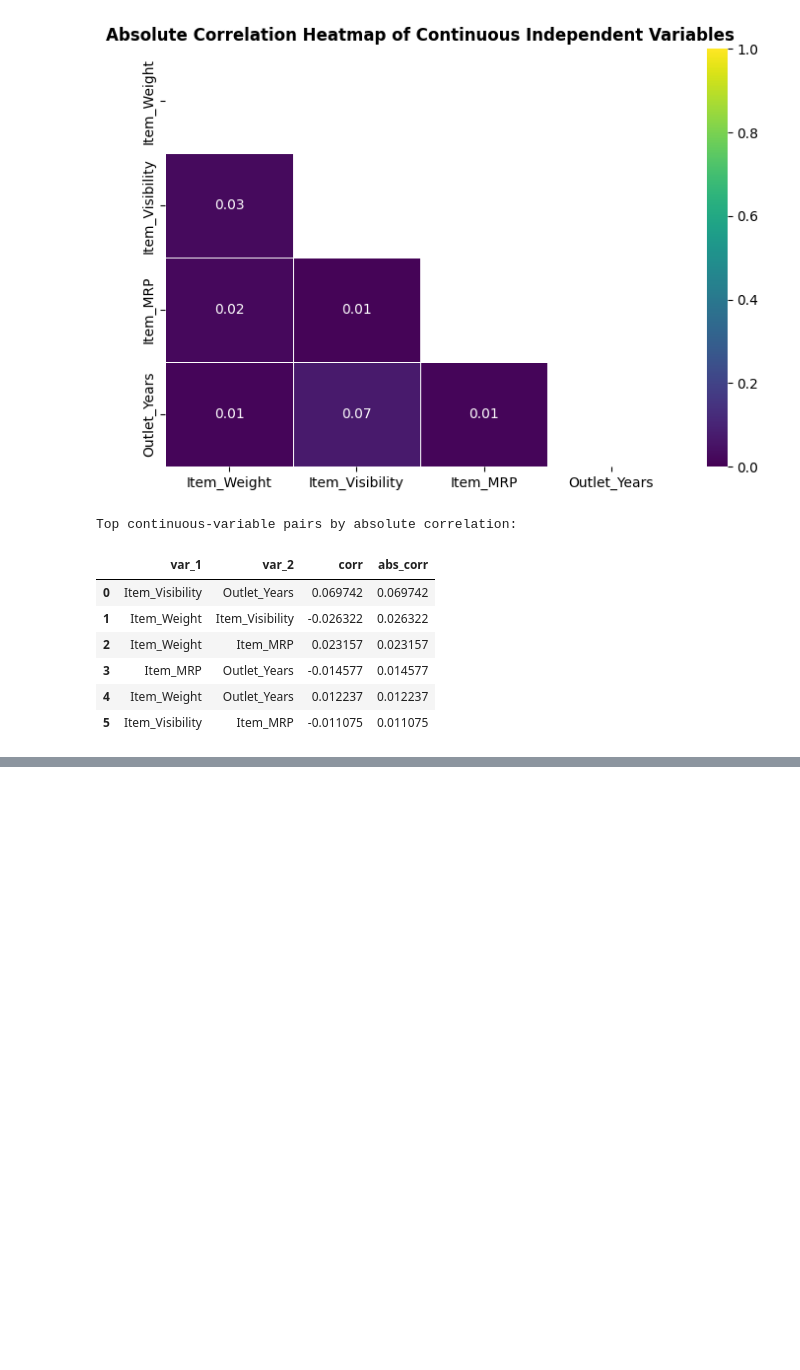
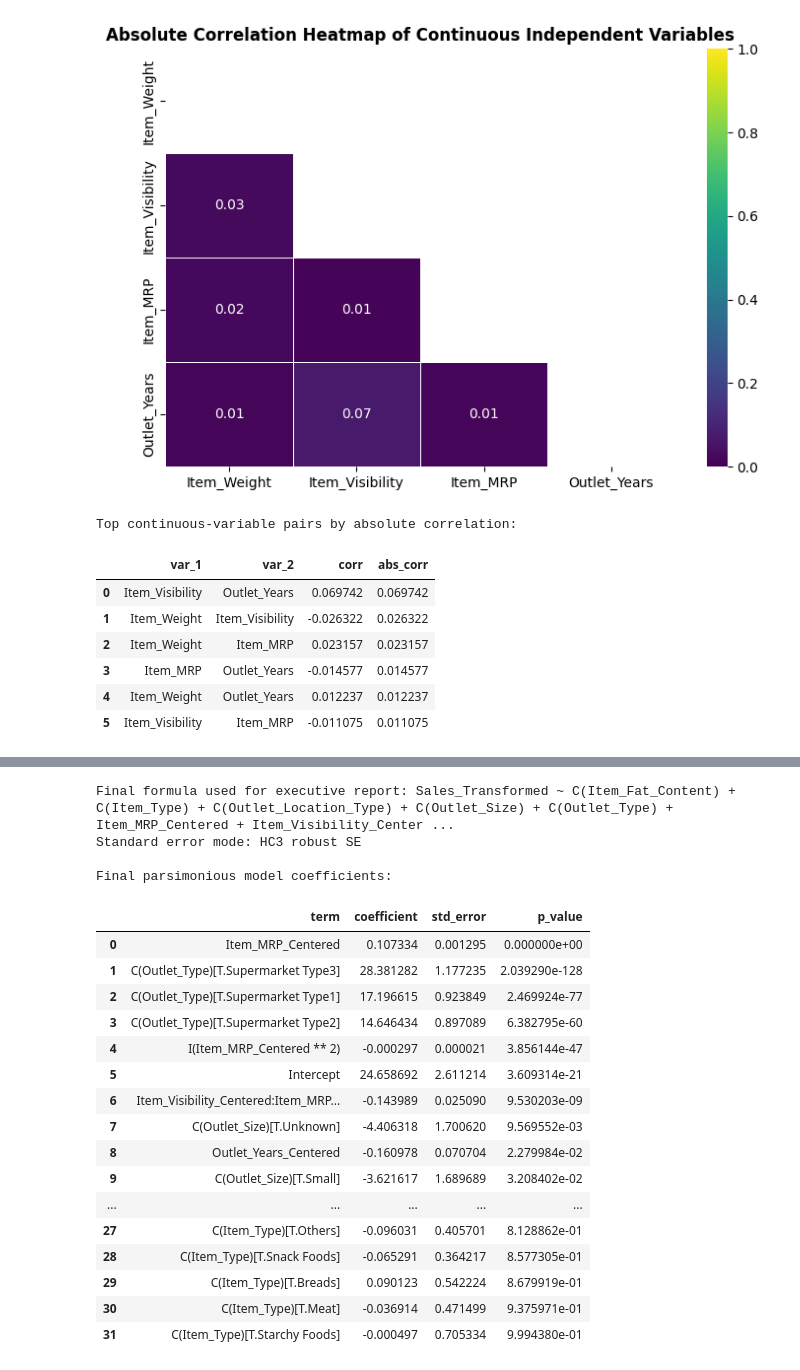
Before and after one commit to baobean/CSC14005-Lab2, a Jupyter notebook: Model/interaction term model.ipynb, the cells around one changed output, grey strips where cells are left out. Cells and saved outputs as stored; diff of their text form; code cells hidden in the pictures; blank space fills up the shorter version.

```diff
--- a/Model/interaction term model.ipynb
+++ b/Model/interaction term model.ipynb
@@ -1260,0 +1753,80 @@ Partial F-test results (full model vs reduced model without each interaction):
+# %%
+# V.2 Executive Result: compact final table + baseline vs interaction fit gain
+import pandas as pd
+import statsmodels.formula.api as smf
+
+if 'final_refined_formula' not in globals() or 'analysis_df' not in globals():
+    raise RuntimeError('Run Section V first so final_refined_formula and analysis_df are available.')
+
+# Ensure we have a model object aligned with final_refined_formula.
+if 'final_refined_model' not in globals() or final_refined_model.model.formula != final_refined_formula:
+    final_refined_model = smf.ols(final_refined_formula, data=analysis_df).fit(cov_type='HC3')
+
+se_mode = 'HC3 robust SE' if ('HC3' in str(getattr(final_refined_model, 'cov_type', '')).upper()) else 'OLS SE'
+
+final_exec_coef_df = pd.DataFrame({
+    'term': final_refined_model.params.index,
+    'coefficient': final_refined_model.params.values,
+    'std_error': final_refined_model.bse.values,
+    'p_value': final_refined_model.pvalues.values
+}).sort_values('p_value').reset_index(drop=True)
+
+print(f'Final formula used for executive report: {final_refined_formula}')
+print(f'Standard error mode: {se_mode}')
+print('\nFinal parsimonious model coefficients:')
+display(final_exec_coef_df)
+
+# Baseline (main effects only) vs final interaction model fit comparison.
+baseline_main_terms = sorted(set(main_cont_terms + main_cat_terms)) if 'main_cont_terms' in globals() else []
+if not baseline_main_terms:
+    raise RuntimeError('main_cont_terms/main_cat_terms not found. Run Section IV before this summary.')
+
+baseline_exec_formula = build_formula(target_col, baseline_main_terms)
+baseline_exec_model = smf.ols(baseline_exec_formula, data=analysis_df).fit()
+
+interaction_exec_model = final_refined_model
+
+fit_compare_df = pd.DataFrame([
+    {
+        'model': 'Baseline (main effects only)',
+        'R_squared': float(baseline_exec_model.rsquared),
+        'Adj_R_squared': float(baseline_exec_model.rsquared_adj)
+    },
+    {
+        'model': 'Final interaction model',
+        'R_squared': float(interaction_exec_model.rsquared),
+        'Adj_R_squared': float(interaction_exec_model.rsquared_adj)
+    }
+])
+
+fit_compare_df['Delta_R_squared_vs_Baseline'] = fit_compare_df['R_squared'] - baseline_exec_model.rsquared
+fit_compare_df['Delta_Adj_R_squared_vs_Baseline'] = fit_compare_df['Adj_R_squared'] - baseline_exec_model.rsquared_adj
+
+print('\nBaseline vs interaction model fit comparison:')
+display(fit_compare_df)
+
+exec_baseline_r2 = float(baseline_exec_model.rsquared)
+exec_final_r2 = float(interaction_exec_model.rsquared)
+print(f'Executive takeaway: R-squared improved from {exec_baseline_r2:.4f} to {exec_final_r2:.4f}.')
+# %% [output]
+Final formula used for executive report: Sales_Transformed ~ C(Item_Fat_Content) + C(Item_Type) + C(Outlet_Location_Type) + C(Outlet_Size) + C(Outlet_Type) + Item_MRP_Centered + Item_Visibility_Center ...
+Standard error mode: HC3 robust SE
+
+Final parsimonious model coefficients:
+|  | term | coefficient | std_error | p_value |
+| 0 | Item_MRP_Centered | 0.107334 | 0.001295 | 0.000000e+00 |
+| 1 | C(Outlet_Type)[T.Supermarket Type3] | 28.381282 | 1.177235 | 2.039290e-128 |
+| 2 | C(Outlet_Type)[T.Supermarket Type1] | 17.196615 | 0.923849 | 2.469924e-77 |
+| 3 | C(Outlet_Type)[T.Supermarket Type2] | 14.646434 | 0.897089 | 6.382795e-60 |
+| 4 | I(Item_MRP_Centered ** 2) | -0.000297 | 0.000021 | 3.856144e-47 |
+| 5 | Intercept | 24.658692 | 2.611214 | 3.609314e-21 |
+| 6 | Item_Visibility_Centered:Item_MRP... | -0.143989 | 0.025090 | 9.530203e-09 |
+| 7 | C(Outlet_Size)[T.Unknown] | -4.406318 | 1.700620 | 9.569552e-03 |
+| 8 | Outlet_Years_Centered | -0.160978 | 0.070704 | 2.279984e-02 |
+| 9 | C(Outlet_Size)[T.Small] | -3.621617 | 1.689689 | 3.208402e-02 |
+| ... | ... | ... | ... | ... |
+| 27 | C(Item_Type)[T.Others] | -0.096031 | 0.405701 | 8.128862e-01 |
+| 28 | C(Item_Type)[T.Snack Foods] | -0.065291 | 0.364217 | 8.577305e-01 |
+| 29 | C(Item_Type)[T.Breads] | 0.090123 | 0.542224 | 8.679919e-01 |
+| 30 | C(Item_Type)[T.Meat] | -0.036914 | 0.471499 | 9.375971e-01 |
+| 31 | C(Item_Type)[T.Starchy Foods] | -0.000497 | 0.705334 | 9.994380e-01 |
```
Also changed, not shown: parts of 43 cells of this notebook.
